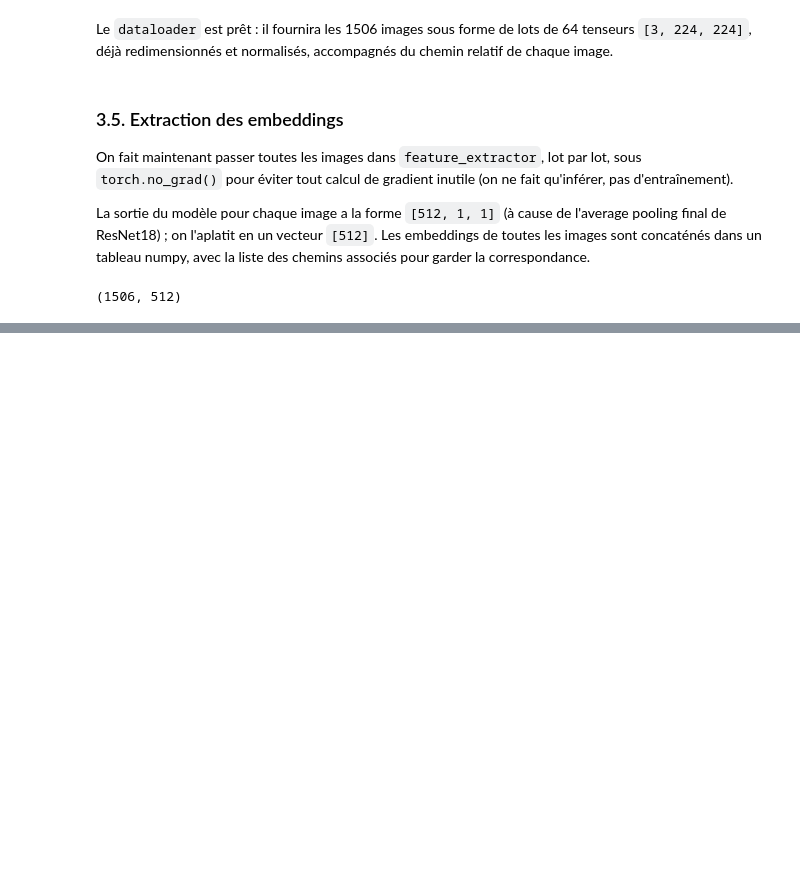
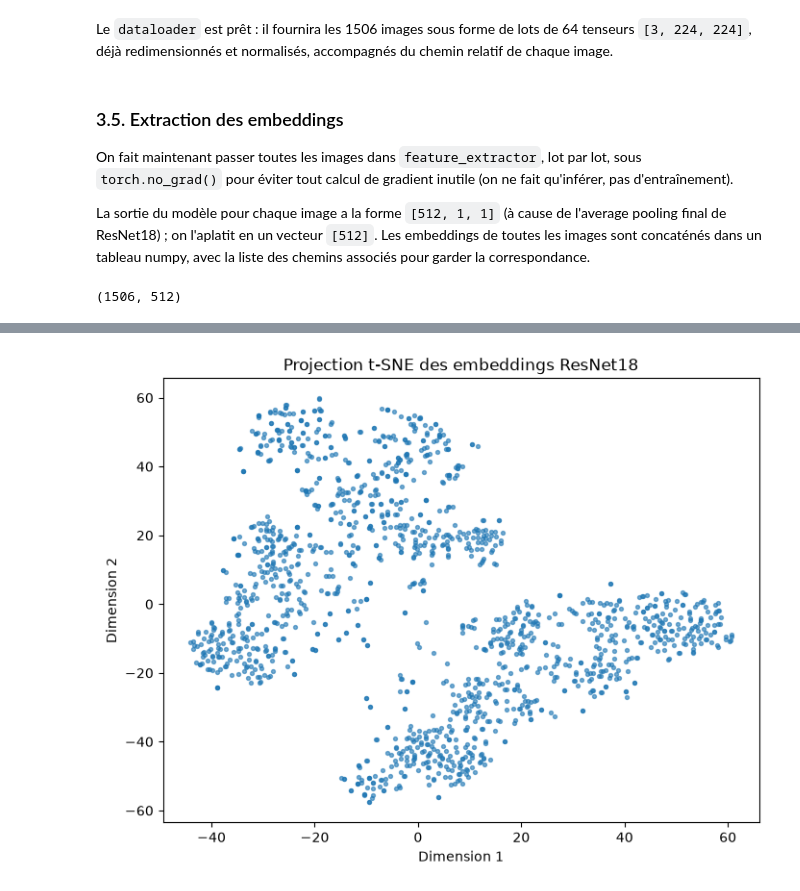
Before and after one commit to Jojo4911/brainscan-ai-semi-supervised, a Jupyter notebook: notebooks/01_exploration_clustering.ipynb, the cells around one changed output, grey strips where cells are left out. Saved outputs shown, nothing was run; the diff lists cells and outputs as text; code cells hidden in the pictures; blank space fills up the shorter version.

Commit message:
feat(notebook1): Apply PCA and t-SNE dimensionality reduction to embeddings

```diff
--- a/notebooks/01_exploration_clustering.ipynb
+++ b/notebooks/01_exploration_clustering.ipynb
@@ -395,0 +416,4 @@ print(embeddings.shape)  # attendu : (1506, 512)
+# %%
+# Standardisation des embeddings : moyenne 0, écart-type 1 sur chaque dimension
+scaler = StandardScaler()
+embeddings_scaled = scaler.fit_transform(embeddings)
@@ -395,0 +426,7 @@ print(embeddings.shape)  # attendu : (1506, 512)
+# %%
+# Réduction 1 : PCA, de 512 vers 50 dimensions
+# Objectif : réduire le bruit et la charge de calcul avant t-SNE, pas encore la visualisation finale
+pca = PCA(n_components=50)
+embeddings_pca = pca.fit_transform(embeddings_scaled)
+
+print(f"Variance expliquée conservée par la PCA : {pca.explained_variance_ratio_.sum():.2%}")
@@ -395,0 +445,4 @@ print(embeddings.shape)  # attendu : (1506, 512)
+# %%
+# Réduction 2 : t-SNE, de 50 vers 2 dimensions, pour visualisation
+tsne = TSNE(n_components=2, learning_rate='auto', init='random', perplexity=30, random_state=42)
+embeddings_tsne = tsne.fit_transform(embeddings_pca)
@@ -395,0 +457,10 @@ print(embeddings.shape)  # attendu : (1506, 512)
+# %%
+# Visualisation du nuage de points en 2D
+plt.figure(figsize=(8, 6))
+plt.scatter(embeddings_tsne[:, 0], embeddings_tsne[:, 1], s=8, alpha=0.6)
+plt.title("Projection t-SNE des embeddings ResNet18")
+plt.xlabel("Dimension 1")
+plt.ylabel("Dimension 2")
+plt.show()
+# %% [output]
+[figure, added]
```
Also changed, not shown: parts of 10 cells of this notebook.
